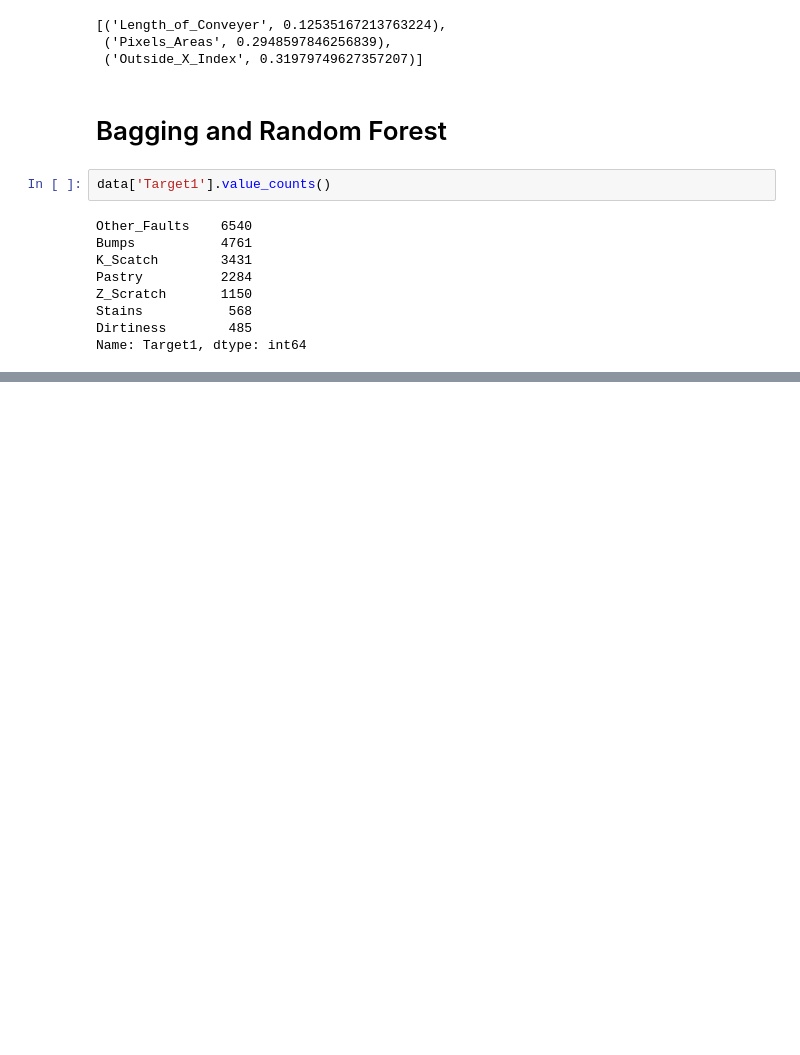
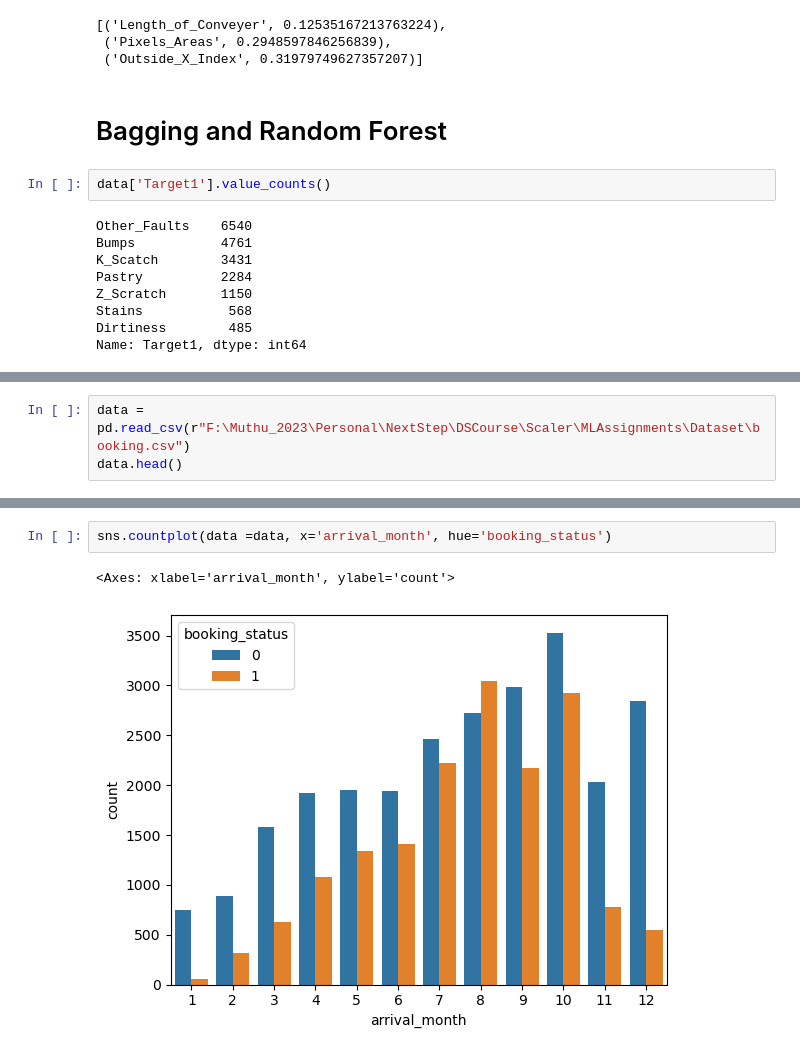
Before and after one commit to muthuganeshece/MLAssignments, a Jupyter notebook: SupervisedML/SupervisedML.ipynb, the cells around one changed output, grey strips where cells are left out. Cells and saved outputs as stored; diff of their text form; blank space fills up the shorter version.

```diff
--- a/SupervisedML/SupervisedML.ipynb
+++ b/SupervisedML/SupervisedML.ipynb
@@ -399,0 +580,3 @@ ImportError: cannot import name 'smote' from 'imblearn.over_sampling' (C:\Users\
+# %%
+data = pd.read_csv(r"F:\Muthu_2023\Personal\NextStep\DSCourse\Scaler\MLAssignments\Dataset\booking.csv")
+data.head()
@@ -399,0 +620,5 @@ ImportError: cannot import name 'smote' from 'imblearn.over_sampling' (C:\Users\
+# %%
+sns.countplot(data =data, x='arrival_month', hue='booking_status')
+# %% [output]
+<Axes: xlabel='arrival_month', ylabel='count'>
+[figure, added]
```
Also changed, not shown: parts of 22 cells of this notebook.
